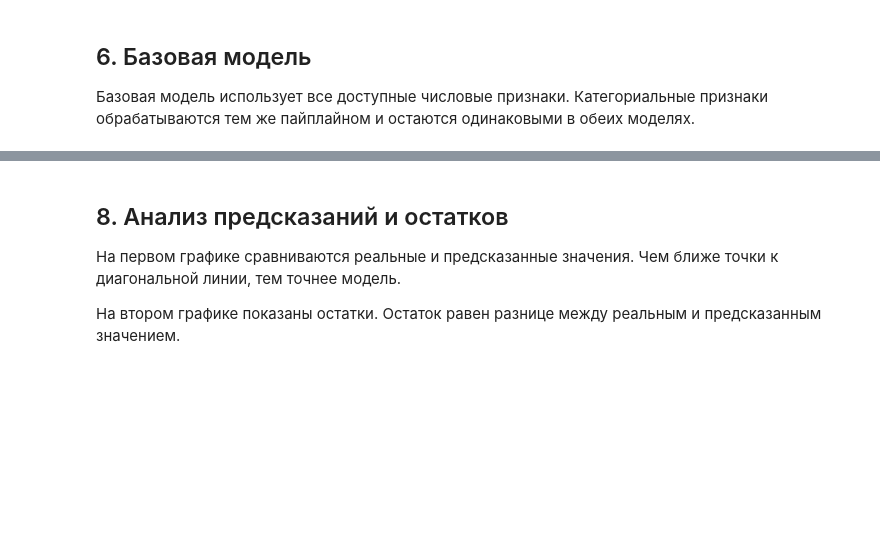
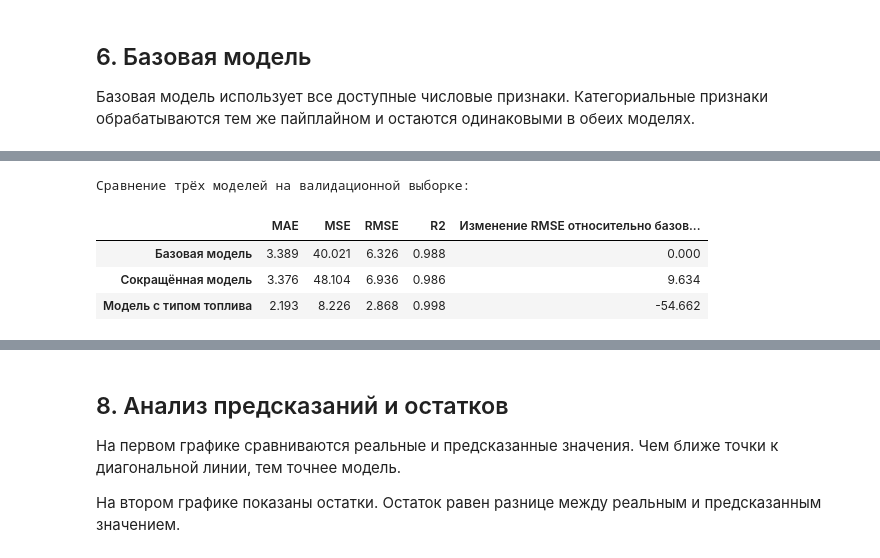
Before and after one commit to Aymanchk/machine-learning-practicals, a Jupyter notebook: practical-04/notebooks/pr4_co2_regression.ipynb, the cells around one changed output, grey strips where cells are left out. Cells and saved outputs as stored; diff of their text form; code cells hidden in the pictures; blank space fills up the shorter version.

```diff
--- a/practical-04/notebooks/pr4_co2_regression.ipynb
+++ b/practical-04/notebooks/pr4_co2_regression.ipynb
@@ -374,0 +468,29 @@ display(comparison.round(3))
+# %%
+# Смешанный расход не добавляю: он равен сумме четырёх новых признаков,
+# и коэффициенты нельзя было бы разделить
+numeric_features_interaction = ["Engine Size(L)"] + interaction_features
+
+interaction_model = create_regression_pipeline(
+    numeric_features_interaction,
+    categorical_features
+)
+
+interaction_model.fit(X_fit, y_fit)
+interaction_validation_metrics = calculate_metrics(
+    y_val,
+    interaction_model.predict(X_val)
+)
+
+comparison.loc["Модель с типом топлива"] = interaction_validation_metrics
+comparison["Изменение RMSE относительно базовой, %"] = (
+    comparison["RMSE"] / comparison.loc["Базовая модель", "RMSE"] - 1
+) * 100
+
+print("Сравнение трёх моделей на валидационной выборке:")
+display(comparison.round(3))
+# %% [output]
+Сравнение трёх моделей на валидационной выборке:
+|  | MAE | MSE | RMSE | R2 | Изменение RMSE относительно базов... |
+| Базовая модель | 3.389 | 40.021 | 6.326 | 0.988 | 0.000 |
+| Сокращённая модель | 3.376 | 48.104 | 6.936 | 0.986 | 9.634 |
+| Модель с типом топлива | 2.193 | 8.226 | 2.868 | 0.998 | -54.662 |
```
Also changed, not shown: parts of 28 cells of this notebook, 2 other files.
